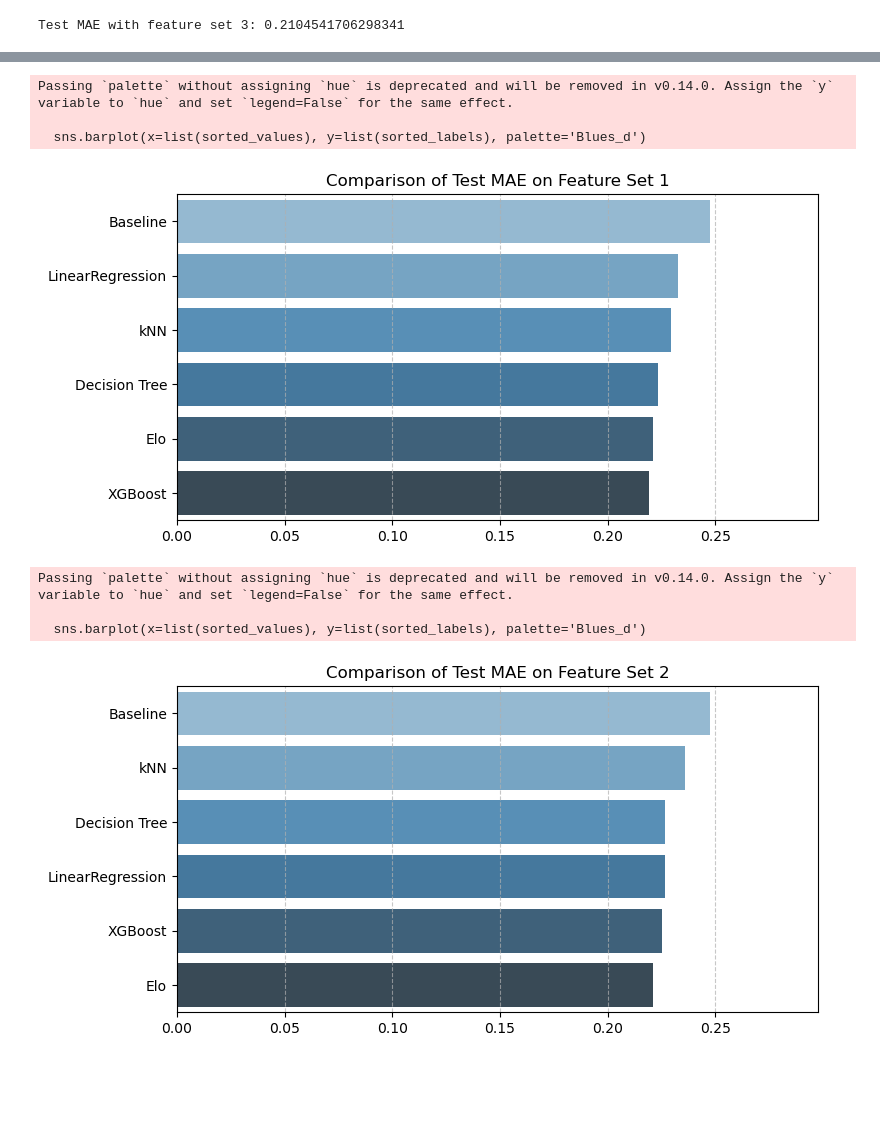
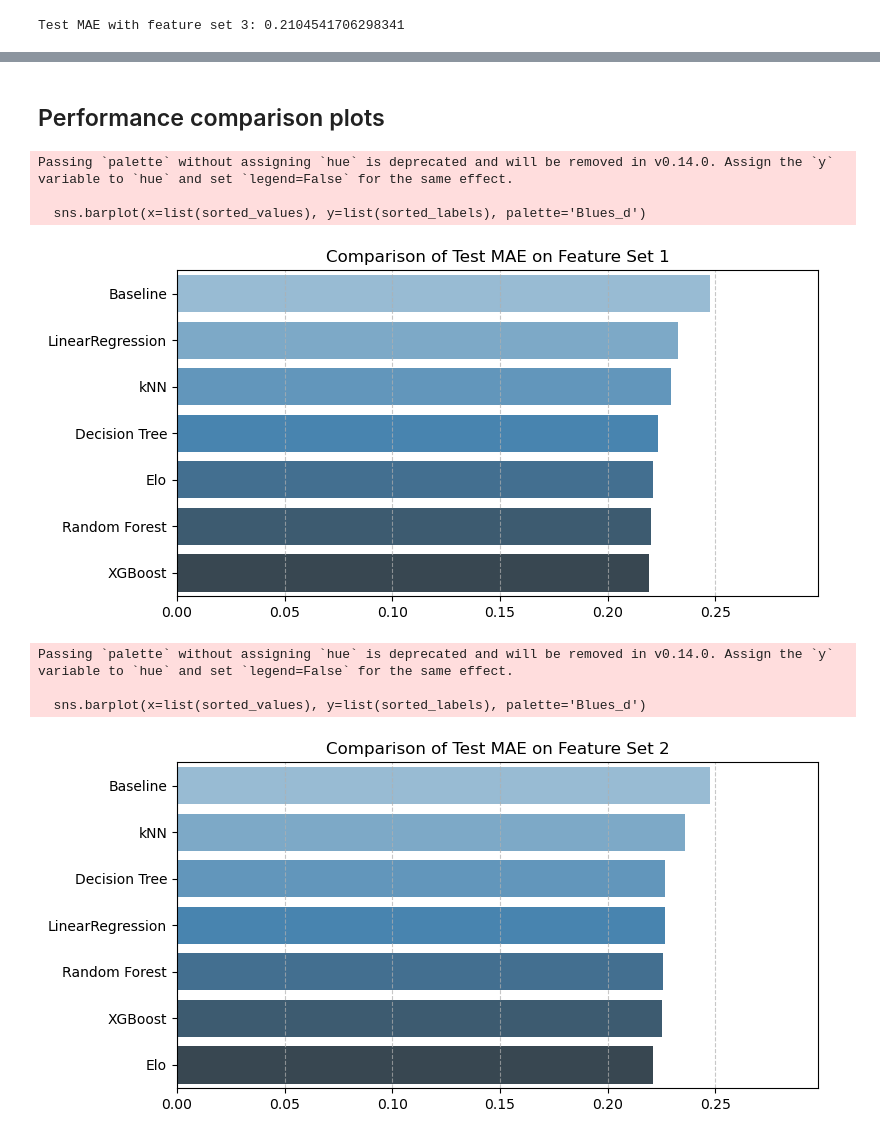
Before and after one commit to PubohH/2025-Summer-Erdos-Elo-Project, a Jupyter notebook: Rubaiyat/7_Frame_Prediction_Models/comparison.ipynb, the cells around one changed output, grey strips where cells are left out. Saved outputs shown, nothing was run; the diff lists cells and outputs as text; code cells hidden in the pictures; blank space fills up the shorter version.

Commit message:
Random forest hyperparameter tuned
Random forest added to comparison plot

```diff
--- a/Rubaiyat/7_Frame_Prediction_Models/comparison.ipynb
+++ b/Rubaiyat/7_Frame_Prediction_Models/comparison.ipynb
@@ -429,12 +432,14 @@ Test MAE with feature set 3: 0.2104541706298341
   - Test MAE using feature set 3: 0.2105
 - **Baseline model** MAE : 0.2476
 - **Elo** MAE: 0.2210
+# %% [markdown]
+## Performance comparison plots
 # %%
 import matplotlib.pyplot as plt
 import seaborn as sns
 
-mae_values = [0.2476,0.2210,0.2325, 0.2292, 0.2233, 0.2192]
-models = ['Baseline','Elo','LinearRegression', 'kNN', 'Decision Tree', 'XGBoost']
+mae_values = [0.2476,0.2210,0.2325, 0.2292, 0.2233, 0.2203, 0.2192]
+models = ['Baseline','Elo','LinearRegression', 'kNN', 'Decision Tree', 'Random Forest', 'XGBoost']
 
 
 sorted_pairs = sorted(zip(mae_values, models), reverse=True)
@@ -453,26 +458,26 @@ plt.show()
 Passing `palette` without assigning `hue` is deprecated and will be removed in v0.14.0. Assign the `y` variable to `hue` and set `legend=False` for the same effect.
 
   sns.barplot(x=list(sorted_values), y=list(sorted_labels), palette='Blues_d')
-[figure, old version]
+[figure, new version]
 # %%
-mae_values = [0.2476,0.2210,0.2266, 0.2359, 0.2268, 0.2251]
-models = ['Baseline','Elo','LinearRegression', 'kNN', 'Decision Tree', 'XGBoost']
+mae_values = [0.2476,0.2210,0.2266, 0.2359, 0.2268, 0.2255, 0.2251]
+models = ['Baseline','Elo','LinearRegression', 'kNN', 'Decision Tree', 'Random Forest', 'XGBoost']
 
 sorted_pairs = sorted(zip(mae_values, models), reverse=True)
 sorted_values, sorted_labels = zip(*sorted_pairs)
 
 plt.figure(figsize=(8, 4))
 sns.barplot(x=list(sorted_values), y=list(sorted_labels), palette='Blues_d')
 
 plt.title('Comparison of Test MAE on Feature Set 2')
 plt.xlim(0, max(mae_values) + 0.05)
 plt.grid(axis='x', linestyle='--', alpha=0.7)
 
 plt.tight_layout()
 plt.show()
 # %% [output]
 Passing `palette` without assigning `hue` is deprecated and will be removed in v0.14.0. Assign the `y` variable to `hue` and set `legend=False` for the same effect.
 
   sns.barplot(x=list(sorted_values), y=list(sorted_labels), palette='Blues_d')
-[figure, old version]
+[figure, new version]
 # %%
```
Also changed, not shown: parts of 20 cells of this notebook, 2 other files.
